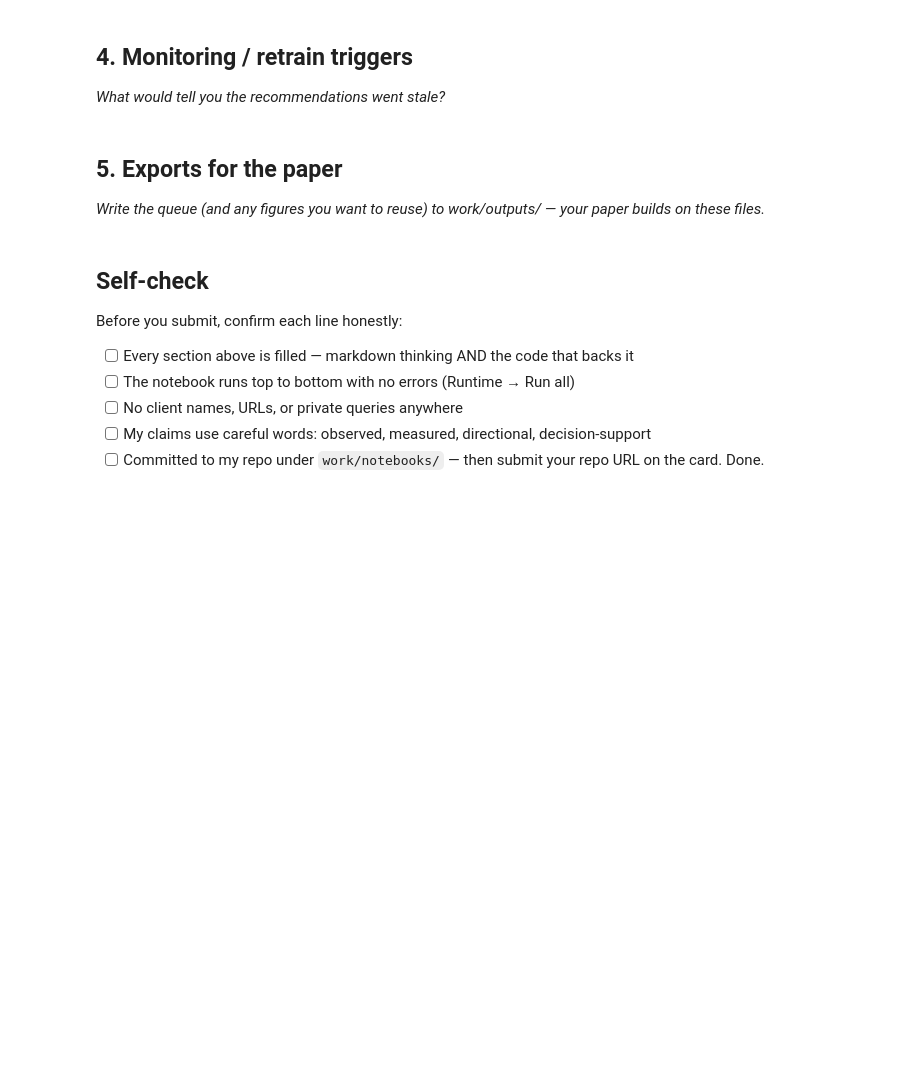
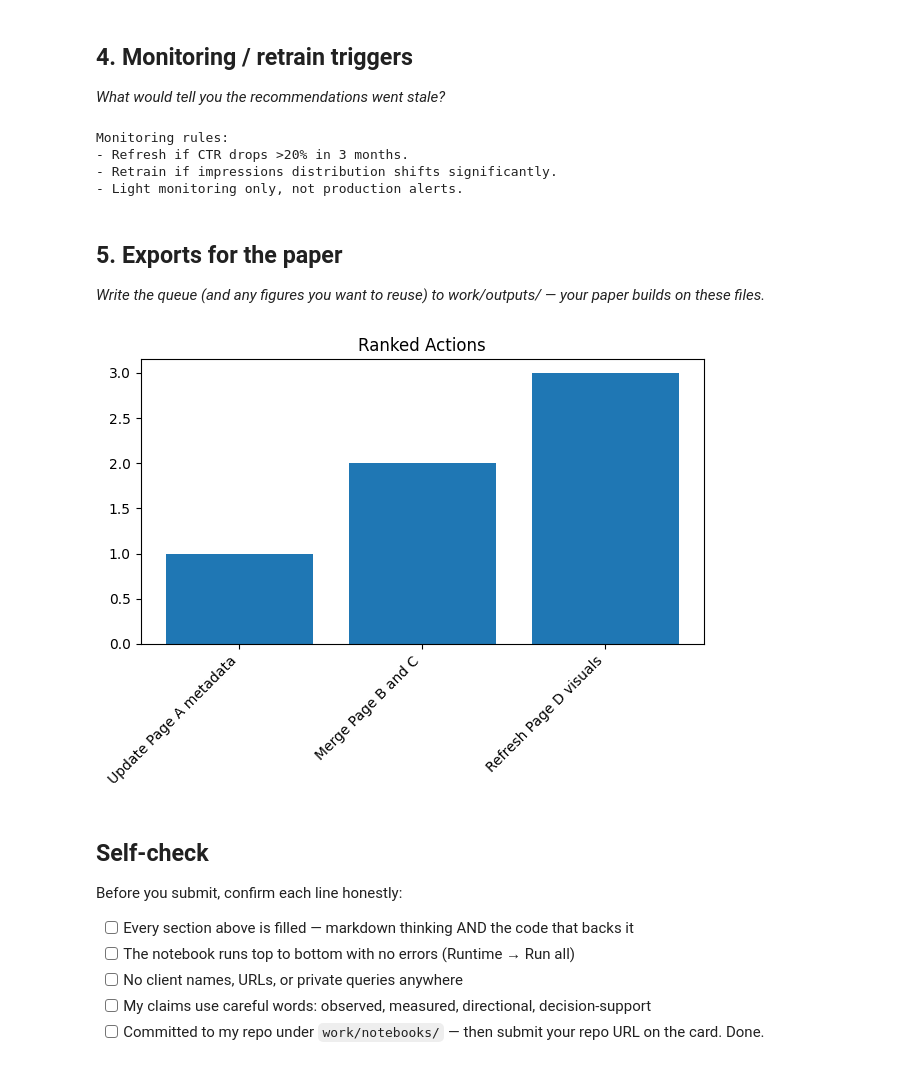
Before and after one commit to SULAIMAN-5-AHMED/FlyRankWeek1, a Jupyter notebook: work/notebooks/w07_action_playbook.ipynb, the cells around one changed output. Drawn from its saved outputs; the diff is of its cells as text; code cells hidden in the pictures; blank space fills up the shorter version.

```diff
--- a/work/notebooks/w07_action_playbook.ipynb
+++ b/work/notebooks/w07_action_playbook.ipynb
@@ -15,0 +18,12 @@ This skeleton is yours to fill. Work the sections **in order** — each one has
+# %%
+import pandas as pd
+
+# Example ranked actions with reason codes
+actions = [
+    {"rank": 1, "action": "Update Page A metadata", "reason": "High impressions, low CTR"},
+    {"rank": 2, "action": "Merge Page B and C", "reason": "Overlap detected, declining engagement"},
+    {"rank": 3, "action": "Refresh Page D visuals", "reason": "CTR decay over 3 months"},
+]
+
+queue_df = pd.DataFrame(actions)
+queue_df
@@ -34,6 +89,18 @@ This skeleton is yours to fill. Work the sections **in order** — each one has
 # %%
 # This cell is for CODE (numbers, a query, a check).
 # Write your text answer in the cell ABOVE this one — typing sentences here breaks Run All.
+monitoring_triggers = """
+Monitoring rules:
+- Refresh if CTR drops >20% in 3 months.
+- Retrain if impressions distribution shifts significantly.
+- Light monitoring only, not production alerts.
+"""
+print(monitoring_triggers)
+# %% [output]
+Monitoring rules:
+- Refresh if CTR drops >20% in 3 months.
+- Retrain if impressions distribution shifts significantly.
+- Light monitoring only, not production alerts.
 # %% [markdown]
 ## 5. Exports for the paper
 
@@ -44,3 +108,25 @@ This skeleton is yours to fill. Work the sections **in order** — each one has
+# %%
+# This cell is for CODE (numbers, a query, a check).
+# Write your text answer in the cell ABOVE this one — typing sentences here breaks Run All.
+# Export ranked queue to outputs (CSV not committed)
+queue_df.to_csv("/content/FlyRankWeek1/outputs/action_queue.csv", index=False)
+
+# Example: save a figure
+import matplotlib.pyplot as plt
+
+plt.bar(queue_df["action"], range(1, len(queue_df)+1))
+plt.title("Ranked Actions")
+plt.xticks(rotation=45, ha="right")
+plt.tight_layout()
+plt.savefig("/content/FlyRankWeek1/work/figures/ranked_actions.png")
+
+# Example metrics JSON
+import json
+metrics = {"total_actions": len(queue_df), "top_action": queue_df.iloc[0]["action"]}
+with open("/content/FlyRankWeek1/outputs/metrics.json", "w") as f:
+    json.dump(metrics, f)
+# %% [output]
+[figure, added]
 # %% [markdown]
 ## Self-check
 
```
Also changed, not shown: parts of 6 cells of this notebook.
